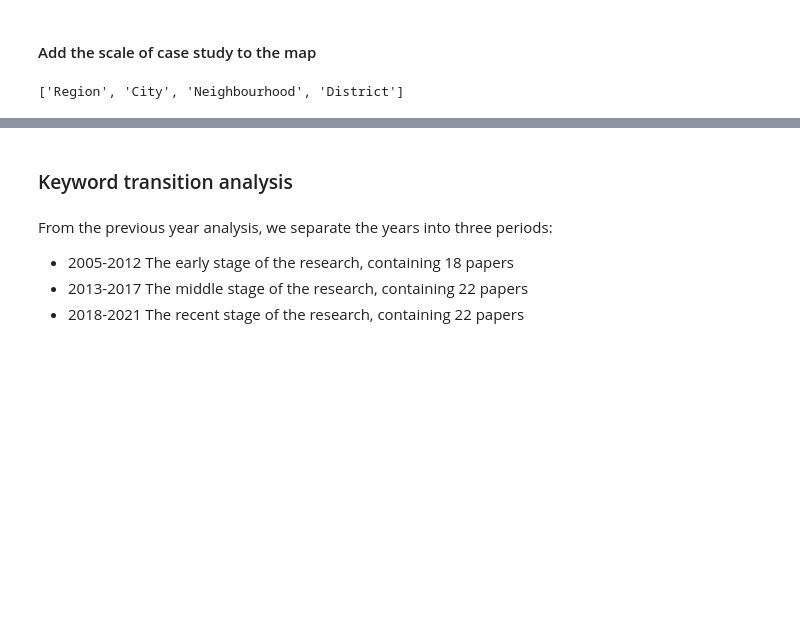
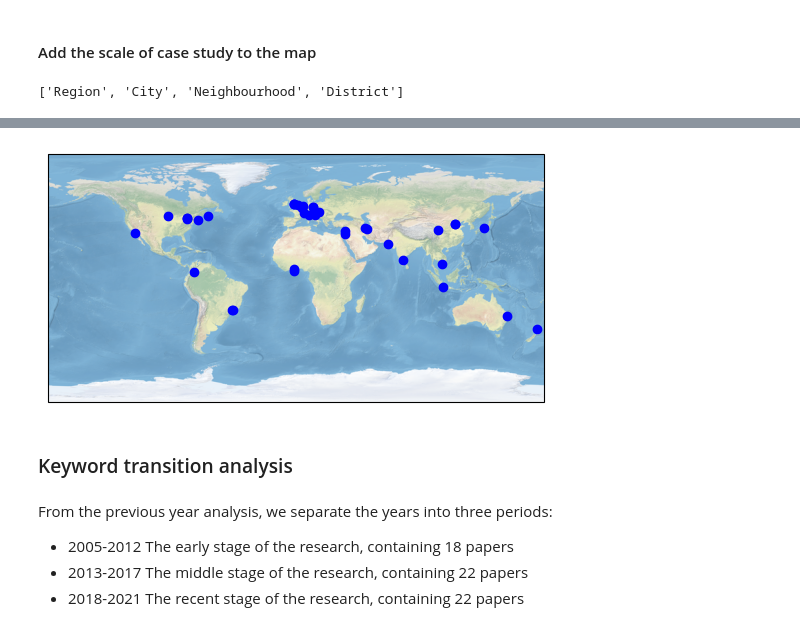
Before and after one commit to BayiLi081/slr-programming, a Jupyter notebook: process_instruction.ipynb, the cells around one changed output, grey strips where cells are left out. Saved outputs shown, nothing was run; the diff lists cells and outputs as text; code cells hidden in the pictures; blank space fills up the shorter version.

```diff
--- a/process_instruction.ipynb
+++ b/process_instruction.ipynb
@@ -246,0 +290,5 @@ map
+# %%
+# import data final_database.csv
+df = pd.read_csv('data/sample-data/map_scale_v2.csv')
+
+df.head()
@@ -247,3 +342,18 @@ map
+# %%
+# plot the df with the columns 'lat' and 'lng'
+## Generate a map of world
+ax = plt.axes(projection=ccrs.PlateCarree())
+ax.stock_img()
+
+for index, row in df.iterrows():
+    plt.plot(row['lng'], row['lat'],
+            color='blue', linewidth=2, marker='o',
+            transform=ccrs.Geodetic(),
+            )
+
+plt.show()
+# %% [output]
+[figure, added]
 # %% [markdown]
 ### Keyword transition analysis
 # %% [markdown]
```
Also changed, not shown: parts of 14 cells of this notebook, 5 other files.
